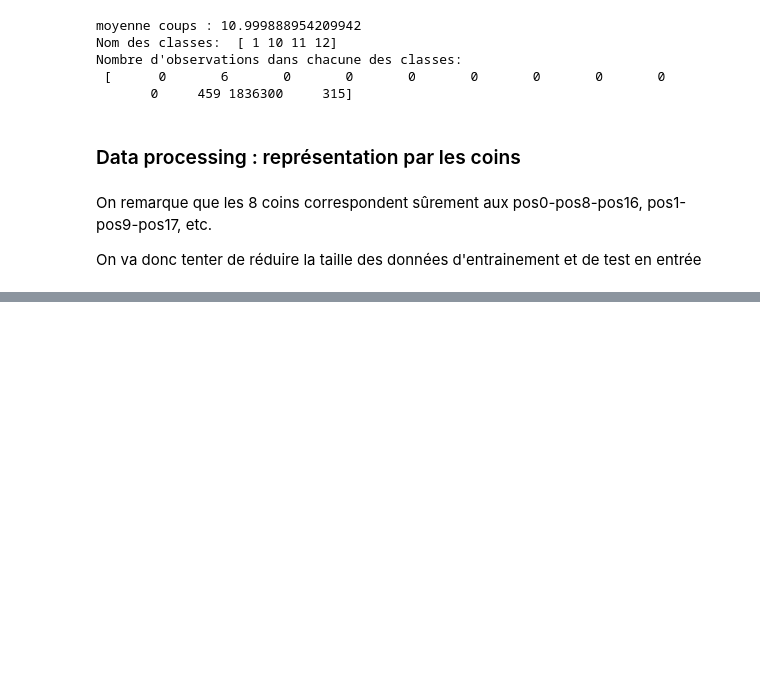
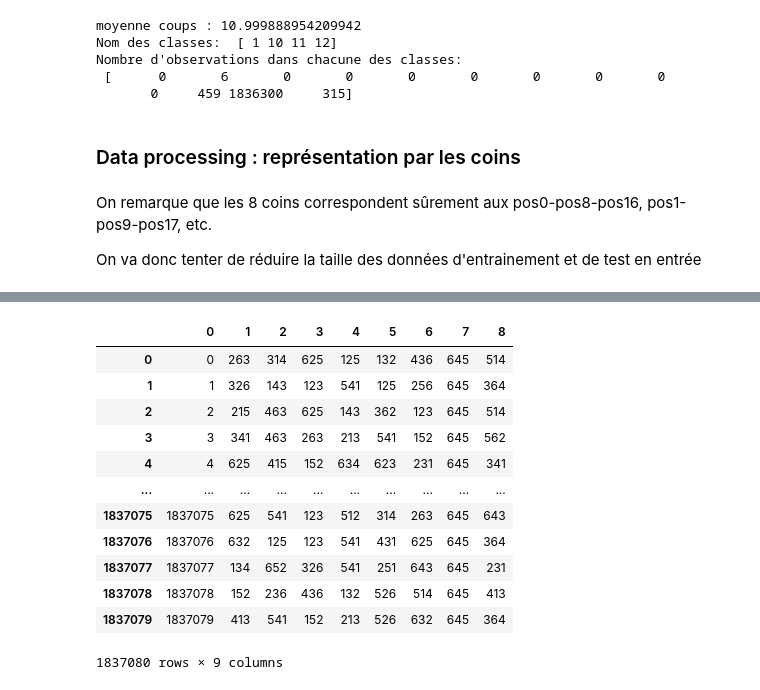
Before and after one commit to mxmboyer/ML-2x2x2_RubiksCube, a Jupyter notebook: projetML.ipynb, the cells around one changed output, grey strips where cells are left out. Cells and saved outputs as stored; diff of their text form; code cells hidden in the pictures; blank space fills up the shorter version.

```diff
--- a/projetML.ipynb
+++ b/projetML.ipynb
@@ -374,12 +387,25 @@ df_train_in_coins
 # %%
-j = 0
 mat_test_in_coins = []
-while(j < len(df_test_in)):
+for idx, row in df_test_in.iterrows():
     tab = [0,0,0,0,0,0,0,0,0]
-    l = df_test_in.iloc[j].tolist()
-    tab[0] = j
+    l = row.tolist()
+    tab[0] = idx
     for i in range(1,9):
         tab[i] = str(l[i]) + str(l[i+8]) + str(l[i+16])
     mat_test_in_coins.append(tab)
 df_test_in_coins = pd.DataFrame(mat_test_in_coins)
 df_test_in_coins
+# %% [output]
+|  | 0 | 1 | 2 | 3 | 4 | 5 | 6 | 7 | 8 |
+| 0 | 0 | 263 | 314 | 625 | 125 | 132 | 436 | 645 | 514 |
+| 1 | 1 | 326 | 143 | 123 | 541 | 125 | 256 | 645 | 364 |
+| 2 | 2 | 215 | 463 | 625 | 143 | 362 | 123 | 645 | 514 |
+| 3 | 3 | 341 | 463 | 263 | 213 | 541 | 152 | 645 | 562 |
+| 4 | 4 | 625 | 415 | 152 | 634 | 623 | 231 | 645 | 341 |
+| ... | ... | ... | ... | ... | ... | ... | ... | ... | ... |
+| 1837075 | 1837075 | 625 | 541 | 123 | 512 | 314 | 263 | 645 | 643 |
+| 1837076 | 1837076 | 632 | 125 | 123 | 541 | 431 | 625 | 645 | 364 |
+| 1837077 | 1837077 | 134 | 652 | 326 | 541 | 251 | 643 | 645 | 231 |
+| 1837078 | 1837078 | 152 | 236 | 436 | 132 | 526 | 514 | 645 | 413 |
+| 1837079 | 1837079 | 413 | 541 | 152 | 213 | 526 | 632 | 645 | 364 |
+1837080 rows × 9 columns
```
Also changed, not shown: parts of 20 cells of this notebook, 10 other files.
